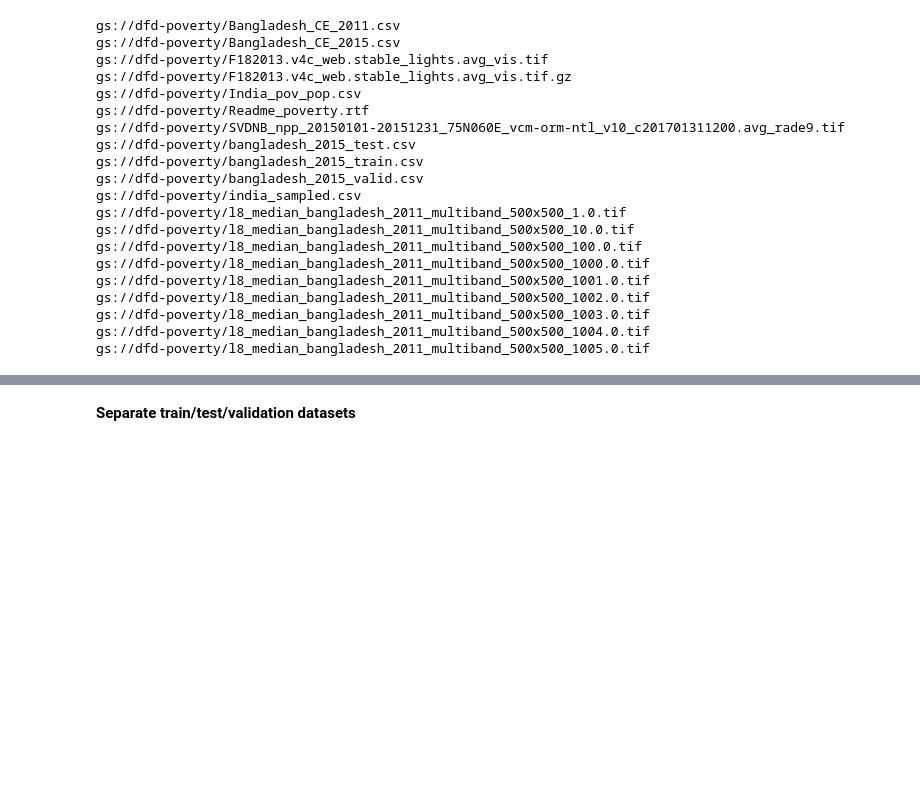
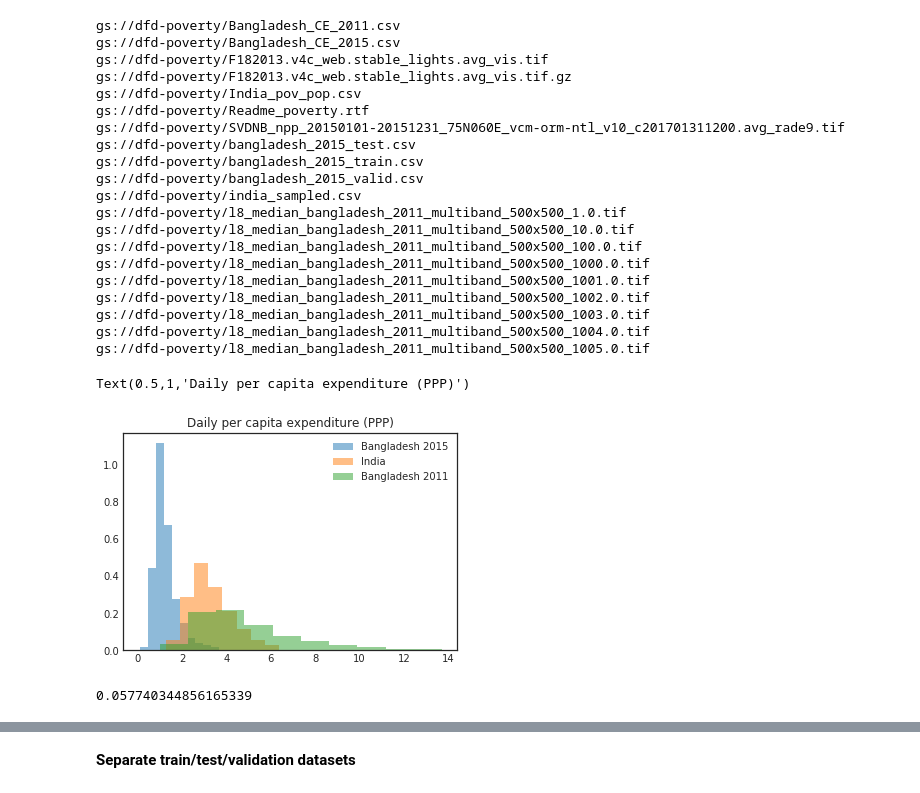
Before and after one commit to chrisyeh96/india-poverty, a Jupyter notebook: baselines/baselines.ipynb, the cells around one changed output, grey strips where cells are left out. Drawn from its saved outputs; the diff is of its cells as text; code cells hidden in the pictures; blank space fills up the shorter version.

```diff
--- a/baselines/baselines.ipynb
+++ b/baselines/baselines.ipynb
@@ -52,3 +54,16 @@ bucket_files = open("../data/staff_bucket_files.txt").readlines()
 bangladesh_2011 = pd.read_csv("../data/bucket/Bangladesh_CE_2011_pc.csv")
 bangladesh_2015 = pd.read_csv("../data/bucket/Bangladesh_CE_2015_pc.csv")
 india = pd.read_csv("../data/bucket/India_pov_pop.csv")
+# %%
+bangladesh_2011 = bangladesh_2011[bangladesh_2011["totexp_m_pc"] > 0]
+bangladesh_2015 = bangladesh_2015[bangladesh_2015["totexp_m_pc"] > 0]
+india = india[india["secc_cons_per_cap_scaled"] > 0]
+# %%
+plt.hist((bangladesh_2015["totexp_m_pc"] / 30 / 28)[(bangladesh_2015["totexp_m_pc"] / 30 / 28) < np.percentile((bangladesh_2015["totexp_m_pc"] / 30 / 28)[~np.isnan(bangladesh_2015["totexp_m_pc"])], 98)], alpha=0.5, normed=True, label="Bangladesh 2015")
+plt.hist(((india["secc_cons_per_cap_scaled"] / 365 / 16 * 1.05)[(india["secc_cons_per_cap_scaled"] / 365 / 16 * 1.05) < np.percentile((india["secc_cons_per_cap_scaled"] / 365 / 16 * 1.05)[~np.isnan(india["secc_cons_per_cap_scaled"])], 98)])[~np.isnan(india["secc_cons_per_cap_scaled"])], alpha=0.5, normed=True, label="India")
+plt.hist((bangladesh_2011["totexp_m_pc"] / 30 / 23)[(bangladesh_2011["totexp_m_pc"] / 30 / 23) < np.percentile((bangladesh_2011["totexp_m_pc"] / 30 / 23)[~np.isnan(bangladesh_2011["totexp_m_pc"])], 98)], alpha=0.5, normed=True, label="Bangladesh 2011")
+plt.legend()
+plt.title("Daily per capita expenditure (PPP)")
+# %% [output]
+Text(0.5,1,'Daily per capita expenditure (PPP)')
+[figure, added]
@@ -55 +83,5 @@ india = pd.read_csv("../data/bucket/India_pov_pop.csv")
+# %%
+bangladesh_2015[bangladesh_2015["Village"] == 1081701]["totexp_m_pc"].mean()
+# %% [output]
+0.057740344856165339
 # %%
```
Also changed, not shown: parts of 79 cells of this notebook, 6 other files.
